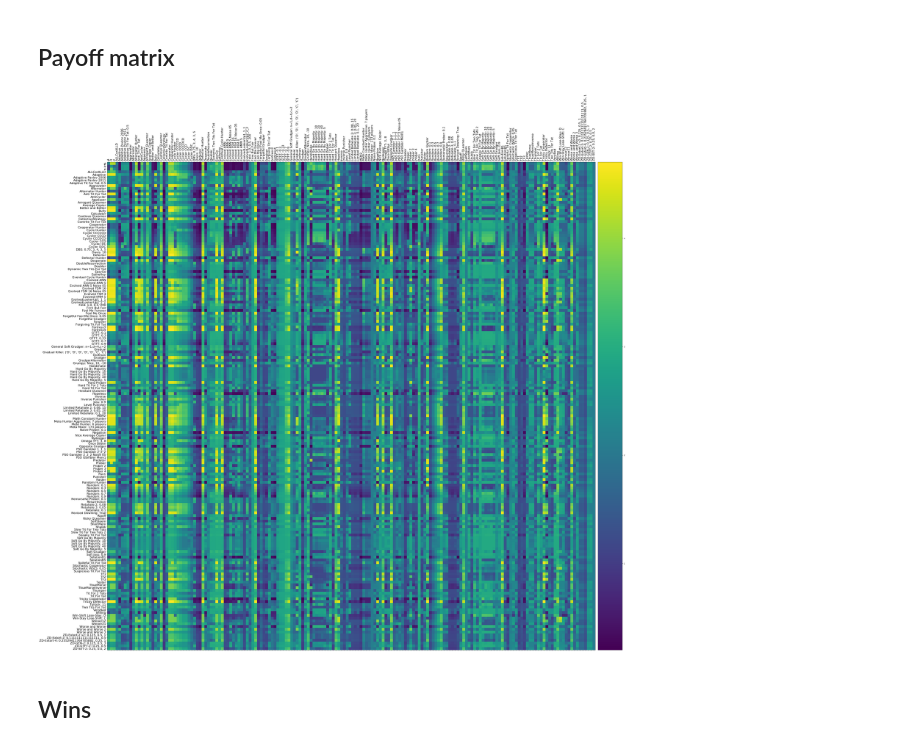
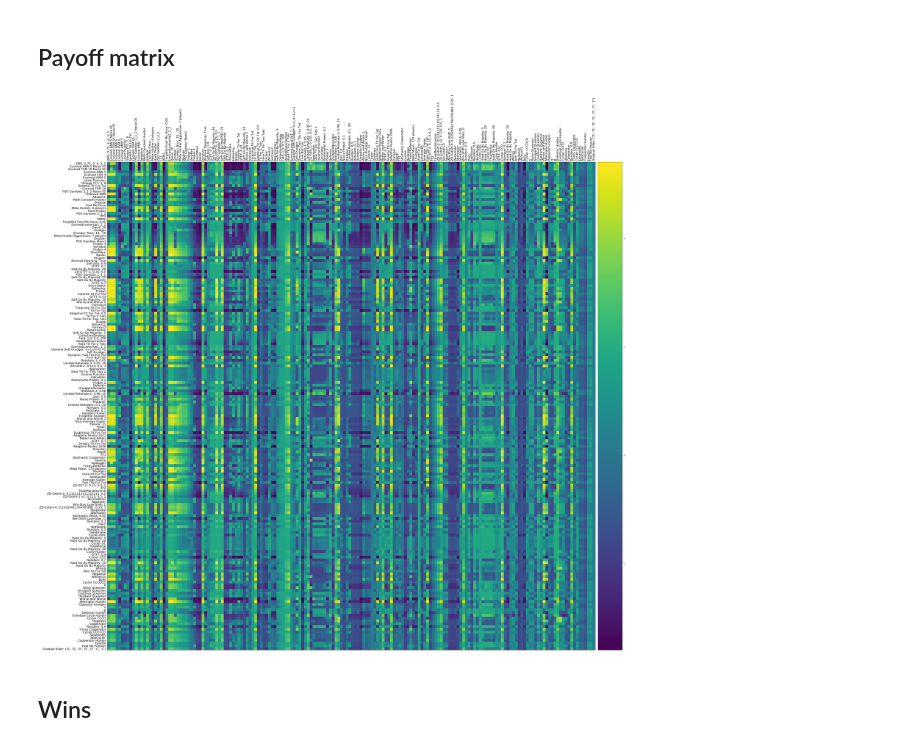
Before and after one commit to Axelrod-Python/ml-paper, a Jupyter notebook: src/main.ipynb, the cells around one changed output. Drawn from its saved outputs; the diff is of its cells as text; code cells hidden in the pictures.

```diff
--- a/src/main.ipynb
+++ b/src/main.ipynb
@@ -279,10 +282,13 @@ with open("../assets/noisy_top_15_ranks_summary.tex", "w") as f:
 # %%
 payoff_matrix = read_payoff_matrix(files=noisy_files)
 assert payoff_matrix.shape == (176, 176)
-# %%
-payoff_heatmap(payoff_matrix, "../assets/noisy_scores_heatmap.pdf")
-# %% [output]
-[figure, removed]
+# %%
+ranked_player_names = list(rank_summary.index)
+ranked_indices = [player_names.index(name) for name in ranked_player_names]
+ranked_payoff_matrix = payoff_matrix[ranked_indices][:, ranked_indices]
+payoff_heatmap(payoff_matrix, ranked_player_names, "../assets/noisy_scores_heatmap.pdf")
+# %% [output]
+[figure, added]
 # %% [markdown]
 ## Wins
 # %%
```
Also changed, not shown: parts of 1 cell of this notebook.
